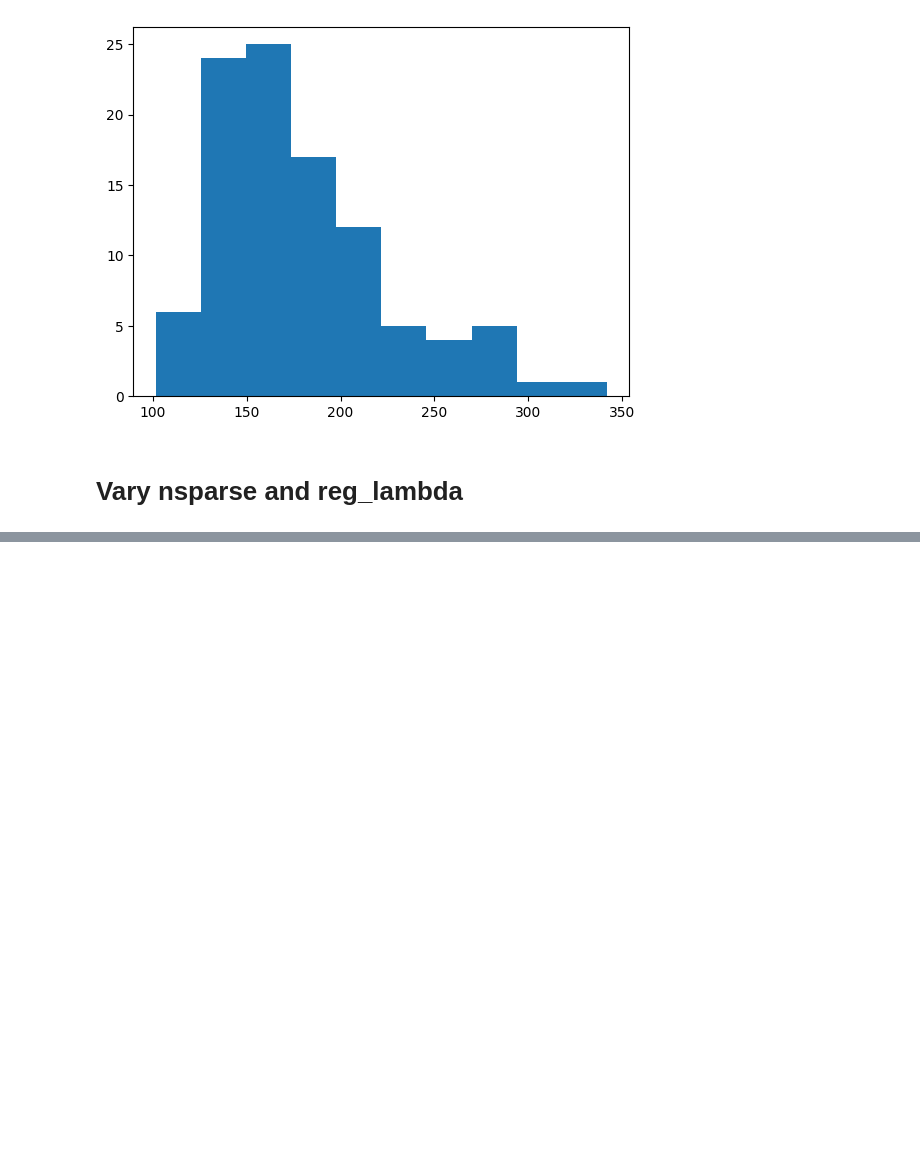
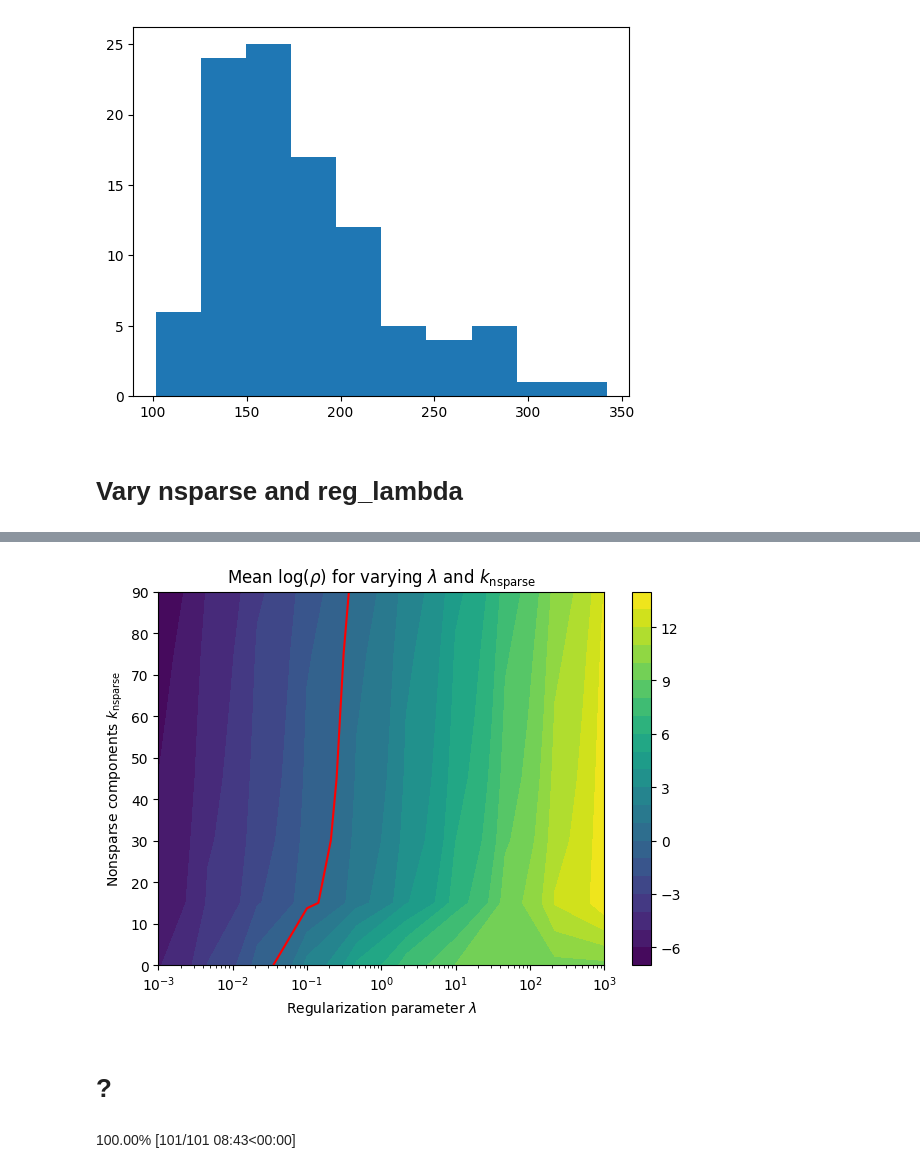
Before and after one commit to jlindbloom/jlinops, a Jupyter notebook: docs/source/notebooks/priorconditioning_study/priorconditioning_study_part_2.ipynb, the cells around one changed output, grey strips where cells are left out. Drawn from its saved outputs; the diff is of its cells as text; code cells hidden in the pictures; blank space fills up the shorter version.

```diff
--- a/docs/source/notebooks/priorconditioning_study/priorconditioning_study_part_2.ipynb
+++ b/docs/source/notebooks/priorconditioning_study/priorconditioning_study_part_2.ipynb
@@ -620,0 +633,23 @@ plt.show()
+# %%
+# Create the heatmap
+plt.contourf(X, Y, np.log(Z), 20, cmap='viridis')
+# Add a color bar to show the scale
+plt.colorbar()
+
+plt.contour(X, Y, np.log(Z), levels=[0.0], colors='red')
+plt.xscale("log")
+
+
+# Add labels and title if desired
+plt.xlabel('Regularization parameter $\lambda$')
+plt.ylabel('Nonsparse components $k_{\\text{nsparse}}$')
+plt.title('Mean $\log(\\rho)$ for varying $\lambda$ and $k_{\\text{nsparse}}$')
+plt.tight_layout()
+plt.savefig("sparsity_deblurring_gradient_conditioning_varying_reg_nsparse_second.png", dpi=250, bbox_inches="tight")
+plt.savefig("sparsity_deblurring_gradient_conditioning_varying_reg_nsparse_second.eps", bbox_inches="tight")
+# Show the plot
+plt.show()
+# %% [output]
+[figure, added]
+# %% [markdown]
+# ?
@@ -620,0 +723,5 @@ plt.show()
+# %%
+# Compute the function values
+Z = vget_rho(X, Y, n_samples=100, eps=1e-2)
+# %% [output]
+100.00% [101/101 08:43<00:00]
```
Also changed, not shown: parts of 27 cells of this notebook, 25 other files.
